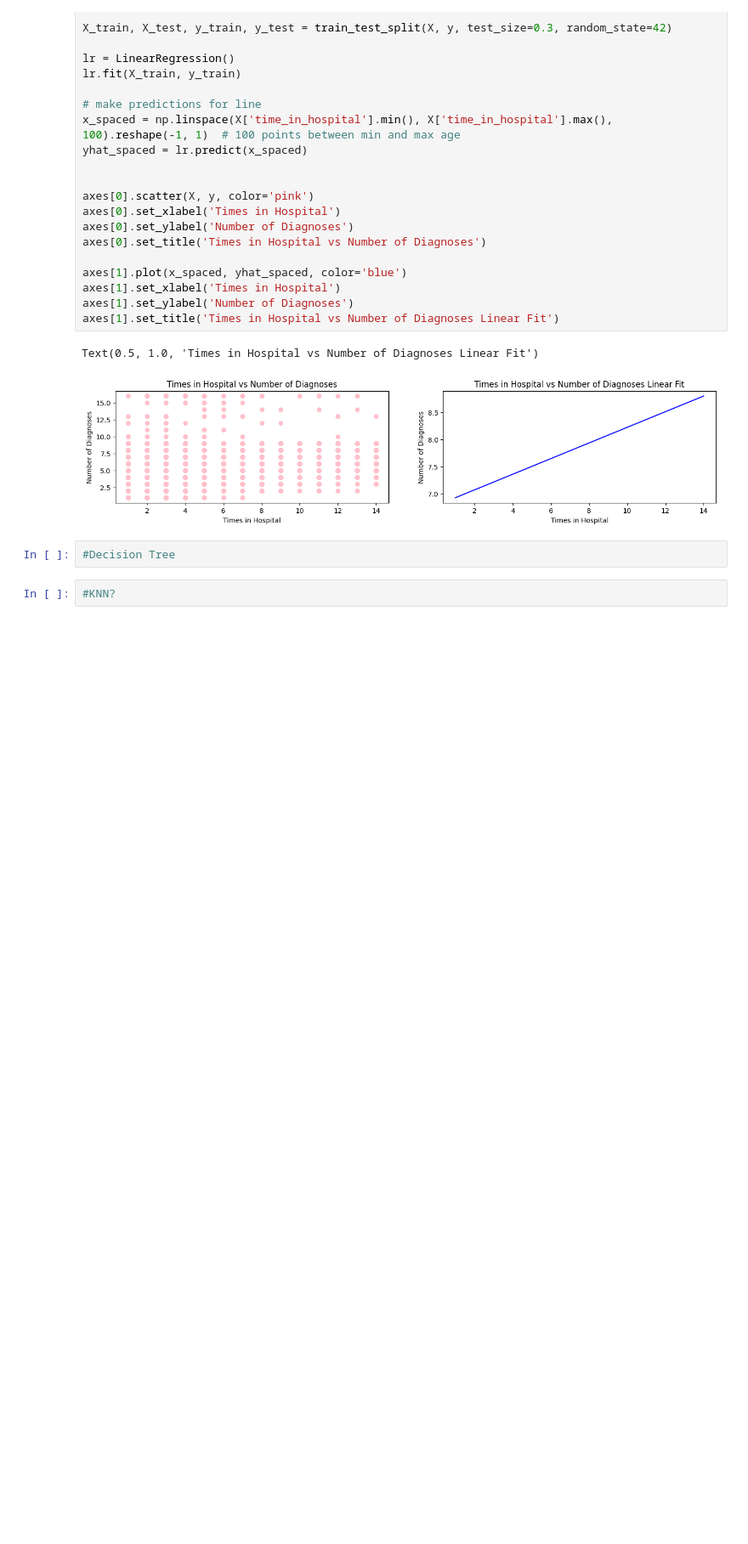
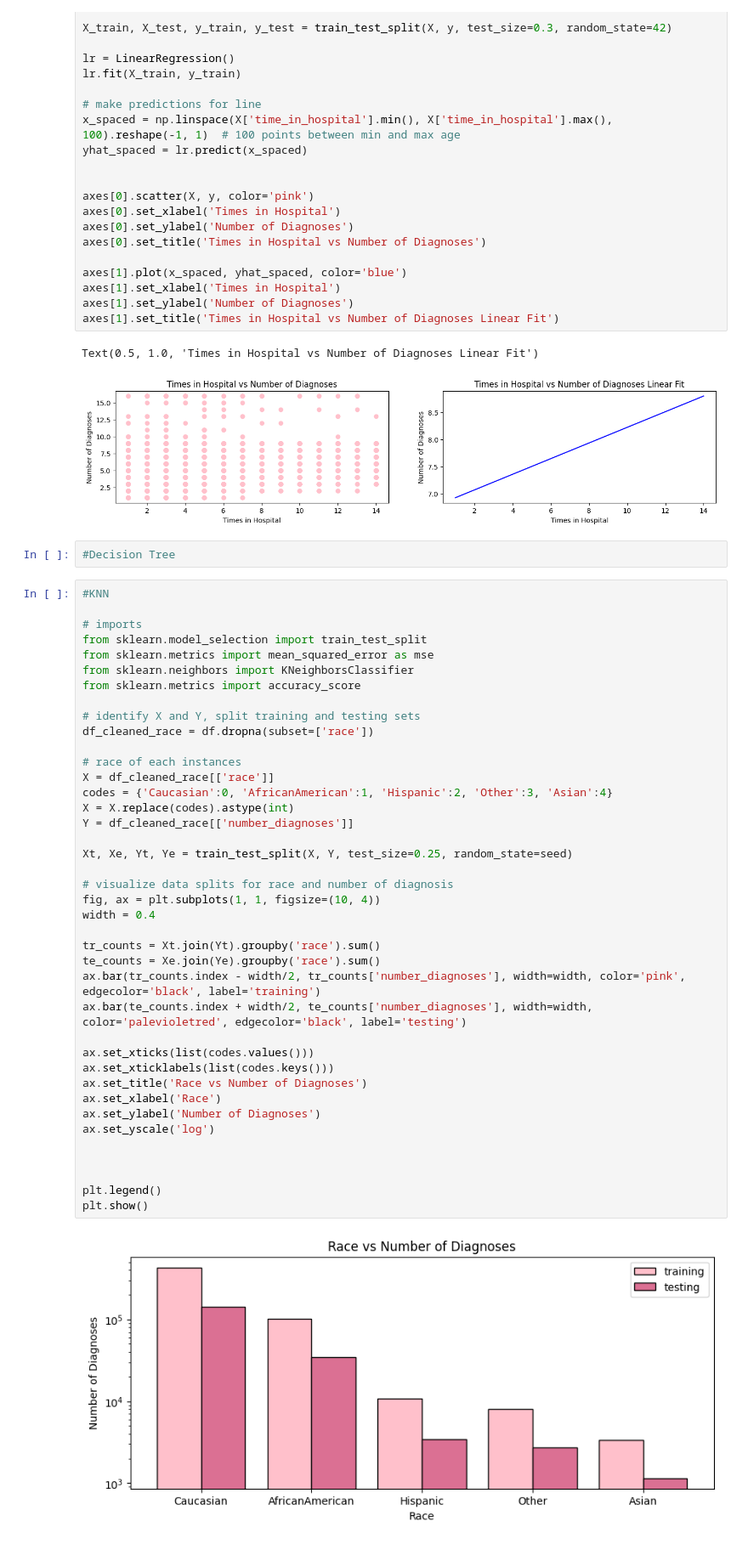
Before and after one commit to canidemen/cs178_ml, a Jupyter notebook: main.ipynb, the cells around one changed output. Shown: that part at 85% size. Cells and saved outputs as stored; diff of their text form; blank space fills up the shorter version.

Commit message:
added knn data splits visualization

```diff
--- a/main.ipynb
+++ b/main.ipynb
@@ -205,5 +205,45 @@ Text(0.5, 1.0, 'Times in Hospital vs Number of Diagnoses Linear Fit')
 [figure]
 # %%
 #Decision Tree
-# %%
-#KNN?
+# %%
+#KNN
+
+# imports
+from sklearn.model_selection import train_test_split
+from sklearn.metrics import mean_squared_error as mse
+from sklearn.neighbors import KNeighborsClassifier
+from sklearn.metrics import accuracy_score
+
+# identify X and Y, split training and testing sets
+df_cleaned_race = df.dropna(subset=['race'])
+
+# race of each instances
+X = df_cleaned_race[['race']]
+codes = {'Caucasian':0, 'AfricanAmerican':1, 'Hispanic':2, 'Other':3, 'Asian':4}
+X = X.replace(codes).astype(int)
+Y = df_cleaned_race[['number_diagnoses']]
+
+Xt, Xe, Yt, Ye = train_test_split(X, Y, test_size=0.25, random_state=seed)
+
+# visualize data splits for race and number of diagnosis
+fig, ax = plt.subplots(1, 1, figsize=(10, 4))
+width = 0.4
+
+tr_counts = Xt.join(Yt).groupby('race').sum()
+te_counts = Xe.join(Ye).groupby('race').sum()
+ax.bar(tr_counts.index - width/2, tr_counts['number_diagnoses'], width=width, color='pink', edgecolor='black', label='training')
+ax.bar(te_counts.index + width/2, te_counts['number_diagnoses'], width=width, color='palevioletred', edgecolor='black', label='testing')
+
+ax.set_xticks(list(codes.values()))
+ax.set_xticklabels(list(codes.keys()))
+ax.set_title('Race vs Number of Diagnoses')
+ax.set_xlabel('Race')
+ax.set_ylabel('Number of Diagnoses')
+ax.set_yscale('log')
+
+
+
+plt.legend()
+plt.show()
+# %% [output]
+[figure, added]
```
